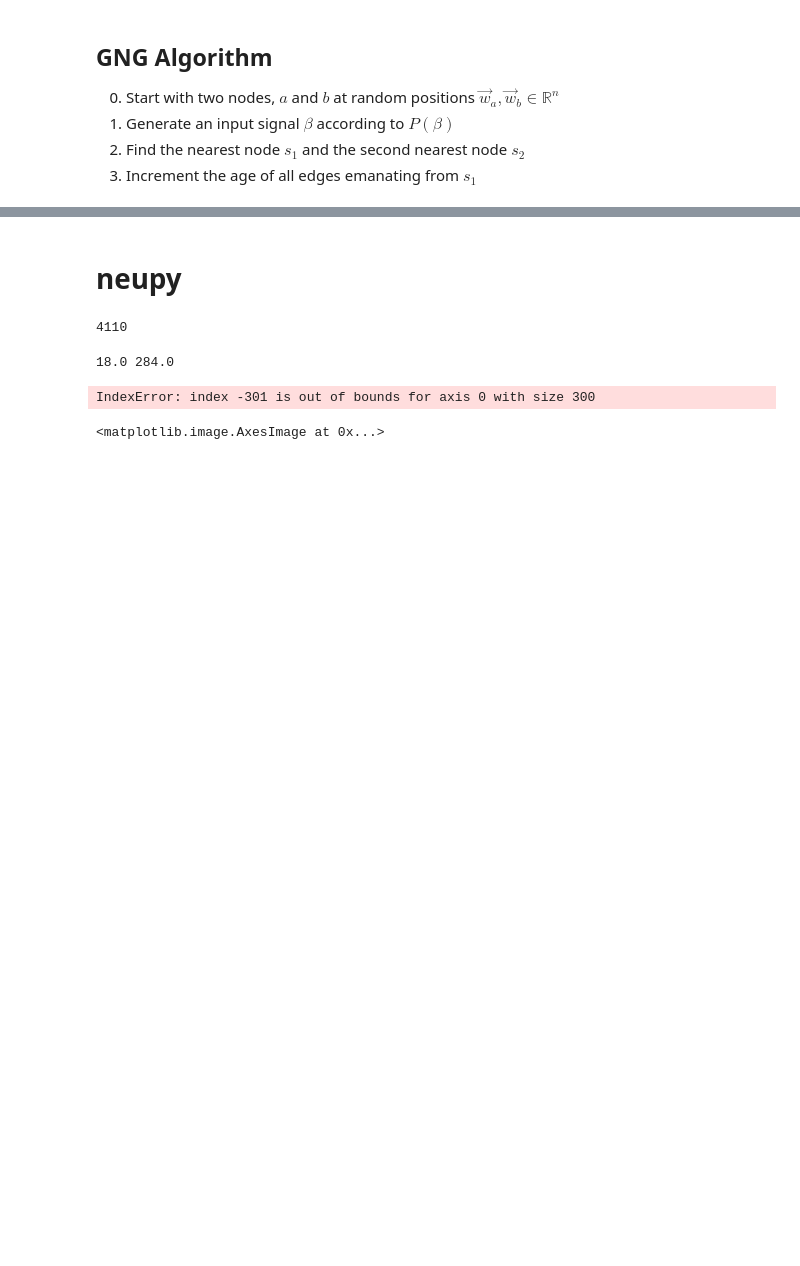
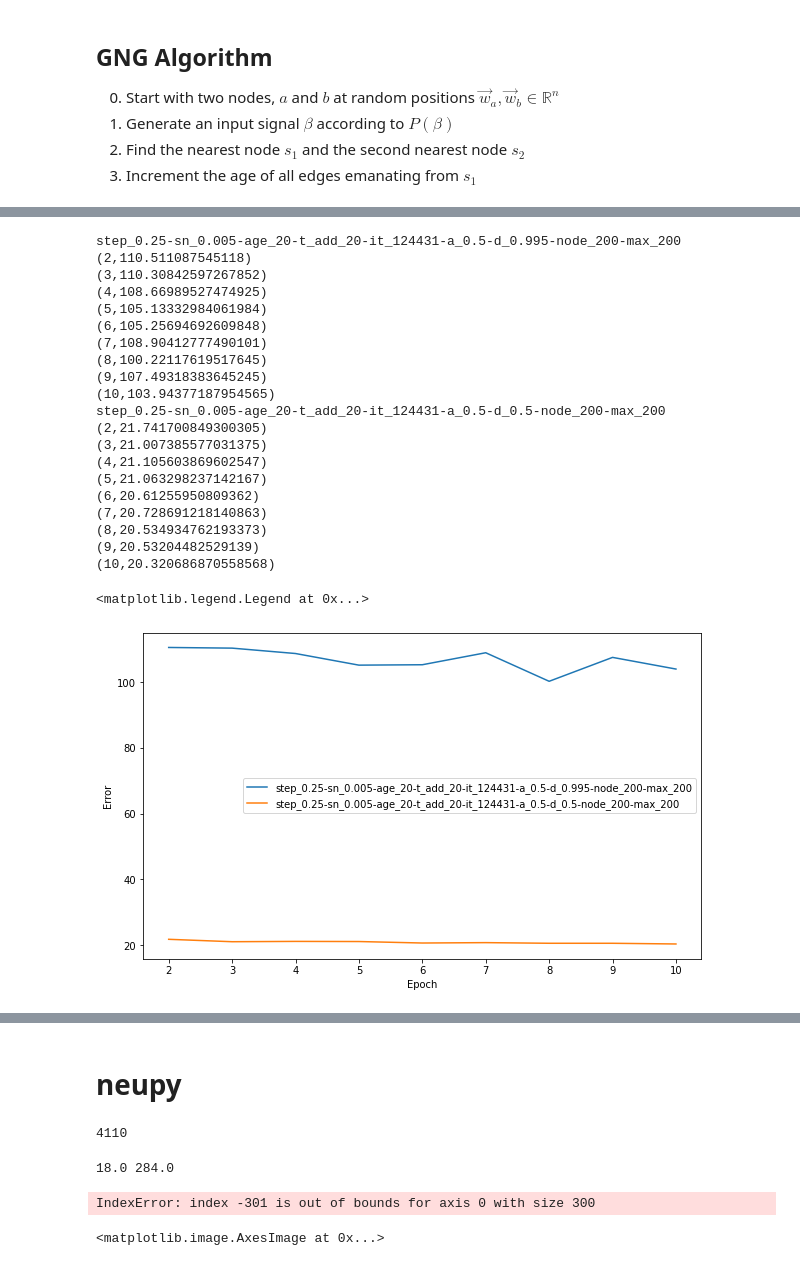
Before and after one commit to tmwatchanan/neural-networks, a Jupyter notebook: Growing Neural Gas/GNG.ipynb, the cells around one changed output, grey strips where cells are left out. Cells and saved outputs as stored; diff of their text form; code cells hidden in the pictures; blank space fills up the shorter version.

```diff
--- a/Growing Neural Gas/GNG.ipynb
+++ b/Growing Neural Gas/GNG.ipynb
@@ -430 +515,42 @@ gng.history[:5]
+# %%
+fig, ax = plt.subplots(figsize=(10,6))
+for history in histories:
+    if CONDITION_PLOT not in history:
+        continue
+    losses = [h["epoch_error"] for h in histories[history]]
+#     print(losses)
+    losses.pop(0)
+    losses.pop(0)
+    print(history)
+    X = np.arange(1, len(losses)+1) + 1
+    for l, x in zip(losses, X):
+        print(f"({x},{l})")
+    ax.plot(X, losses, label=history)
+ax.set_xticks(X)
+ax.set_xlabel("Epoch")
+ax.set_ylabel("Error")
+plt.legend()
+# %% [output]
+step_0.25-sn_0.005-age_20-t_add_20-it_124431-a_0.5-d_0.995-node_200-max_200
+(2,110.511087545118)
+(3,110.30842597267852)
+(4,108.66989527474925)
+(5,105.13332984061984)
+(6,105.25694692609848)
+(7,108.90412777490101)
+(8,100.22117619517645)
+(9,107.49318383645245)
+(10,103.94377187954565)
+step_0.25-sn_0.005-age_20-t_add_20-it_124431-a_0.5-d_0.5-node_200-max_200
+(2,21.741700849300305)
+(3,21.007385577031375)
+(4,21.105603869602547)
+(5,21.063298237142167)
+(6,20.61255950809362)
+(7,20.728691218140863)
+(8,20.534934762193373)
+(9,20.53204482529139)
+(10,20.320686870558568)
+<matplotlib.legend.Legend at 0x...>
+[figure, added]
 # %%
```
Also changed, not shown: parts of 44 cells of this notebook.
